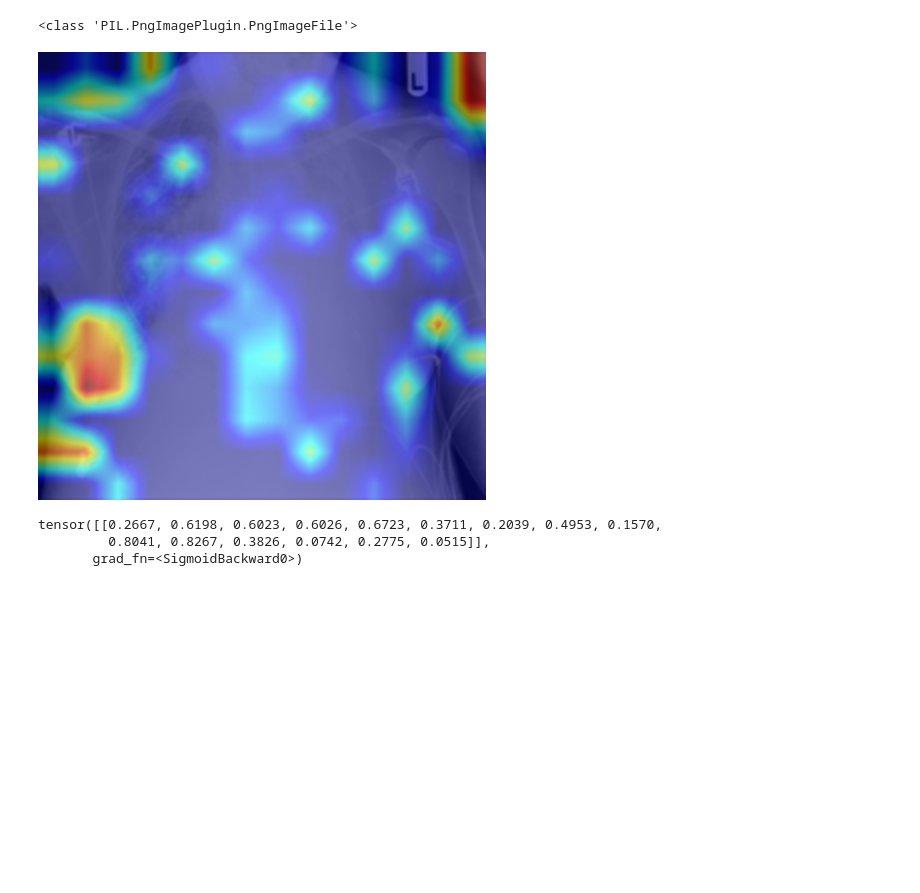
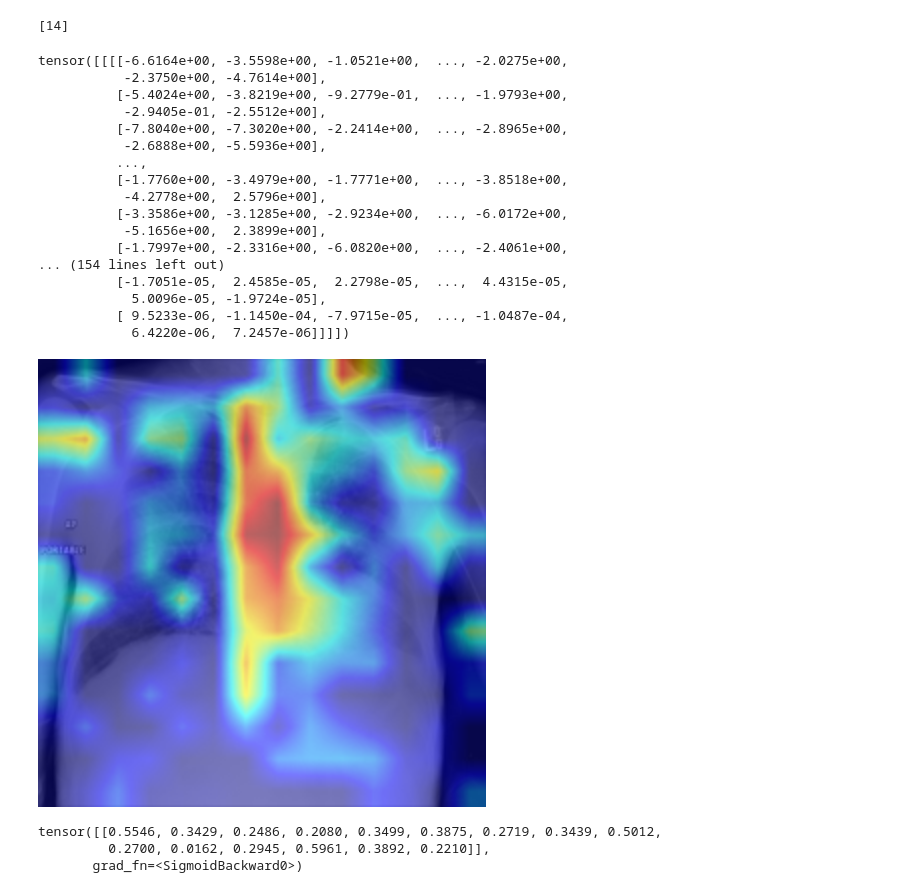
Before and after one commit to foxojs/nih_cxr_project, a Jupyter notebook: vit_pretrained_fine_tune/gradcam.ipynb, the cells around one changed output. Saved outputs shown, nothing was run; the diff lists cells and outputs as text; code cells hidden in the pictures; blank space fills up the shorter version.

Commit message:
class activation maps

```diff
--- a/vit_pretrained_fine_tune/gradcam.ipynb
+++ b/vit_pretrained_fine_tune/gradcam.ipynb
@@ -34,9 +34,9 @@ from datasets import load_dataset
 
 ds_test = load_dataset("alkzar90/NIH-Chest-X-ray-dataset", 'image-classification', split = "test")
 # %%
-print(type(ds_test[0]['image']))
+print((ds_test[0]['labels']))
 # %% [output]
-<class 'PIL.PngImagePlugin.PngImageFile'>
+[14]
 # %%
 from torchvision import transforms
 from PIL import Image
@@ -95,48 +95,78 @@ def reshape_transform_vit_huggingface(x):
     activations = x[:, 1:, :]  # remove CLS token
     activations = activations.view(activations.shape[0], 14, 14, activations.shape[2])
     activations = activations.permute(0, 3, 1, 2)  # (B, C, H, W)
+    print(activations)
     return activations
 
 # Define the target layer for GradCAM
 target_layer_gradcam = model.backbone.vit.encoder.layer[-2].output.dense
 # Example usage for a single image
 # Example usage for a single image
-image = ds_test[97]['image']
+image = ds_test[2500]['image']
 
 # Ensure the image is a NumPy array
 if isinstance(image, Image.Image):
     image = np.array(image)  # Convert PIL Image to NumPy array
 
 # If it's grayscale, expand to 3 channels
 if image.ndim == 2:  # (H, W)
     image = np.stack([image, image, image], axis=-1)  # Duplicate the single channel
 elif image.shape[-1] == 1:  # (H, W, 1)
     image = np.concatenate([image, image, image], axis=-1)  # Duplicate the single channel
 
 # Convert the NumPy array back to a PIL Image
 image = Image.fromarray(image)
 
 # Resize the input image to match the model's expected input size (224x224)
 image_resized = image.resize((224, 224))
 
 # Convert the resized image into a tensor
 input_tensor = transforms.ToTensor()(image_resized)
 
 # Run Grad-CAM on the single image
 visualization = run_grad_cam_on_image(model=model,
                                       target_layer=target_layer_gradcam,
                                       input_tensor=input_tensor,
                                       input_image=np.array(image_resized),  # Convert back to NumPy for visualization
                                       reshape_transform=reshape_transform_vit_huggingface)
 
 # Display the hea
-visualization = cv2.resize(visualization, (visualization.shape[1] * 2, visualization.shape[0] * 2))  # Scale by 2x
+
+# --- NEW: Normalize ---
+
+
+
+
+
+
+# Resize for better viewing
+visualization = cv2.resize(visualization, (visualization.shape[1] * 2, visualization.shape[0] * 2))
+
+
+# Display
 Image.fromarray(visualization)
 # %% [output]
+tensor([[[[-6.6164e+00, -3.5598e+00, -1.0521e+00,  ..., -2.0275e+00,
+           -2.3750e+00, -4.7614e+00],
+          [-5.4024e+00, -3.8219e+00, -9.2779e-01,  ..., -1.9793e+00,
+           -2.9405e-01, -2.5512e+00],
+          [-7.8040e+00, -7.3020e+00, -2.2414e+00,  ..., -2.8965e+00,
+           -2.6888e+00, -5.5936e+00],
+          ...,
+          [-1.7760e+00, -3.4979e+00, -1.7771e+00,  ..., -3.8518e+00,
+           -4.2778e+00,  2.5796e+00],
+          [-3.3586e+00, -3.1285e+00, -2.9234e+00,  ..., -6.0172e+00,
+           -5.1656e+00,  2.3899e+00],
+          [-1.7997e+00, -2.3316e+00, -6.0820e+00,  ..., -2.4061e+00,
+... (154 lines left out)
+          [-1.7051e-05,  2.4585e-05,  2.2798e-05,  ...,  4.4315e-05,
+            5.0096e-05, -1.9724e-05],
+          [ 9.5233e-06, -1.1450e-04, -7.9715e-05,  ..., -1.0487e-04,
+            6.4220e-06,  7.2457e-06]]]])
-[figure, old version]
+[figure, new version]
 # %%
 
-image = ds_test[95]['image']
+image = ds_test[2000]['image']
 
 # Ensure the image is a NumPy array
 if isinstance(image, Image.Image):
@@ -160,7 +190,7 @@ input_tensor = input_tensor.unsqueeze(0)
 out = model(input_tensor)
 torch.sigmoid(out)
 # %% [output]
-tensor([[0.2667, 0.6198, 0.6023, 0.6026, 0.6723, 0.3711, 0.2039, 0.4953, 0.1570,
-         0.8041, 0.8267, 0.3826, 0.0742, 0.2775, 0.0515]],
+tensor([[0.5546, 0.3429, 0.2486, 0.2080, 0.3499, 0.3875, 0.2719, 0.3439, 0.5012,
+         0.2700, 0.0162, 0.2945, 0.5961, 0.3892, 0.2210]],
        grad_fn=<SigmoidBackward0>)
 # %%
```
Also changed, not shown: parts of 2 cells of this notebook.
